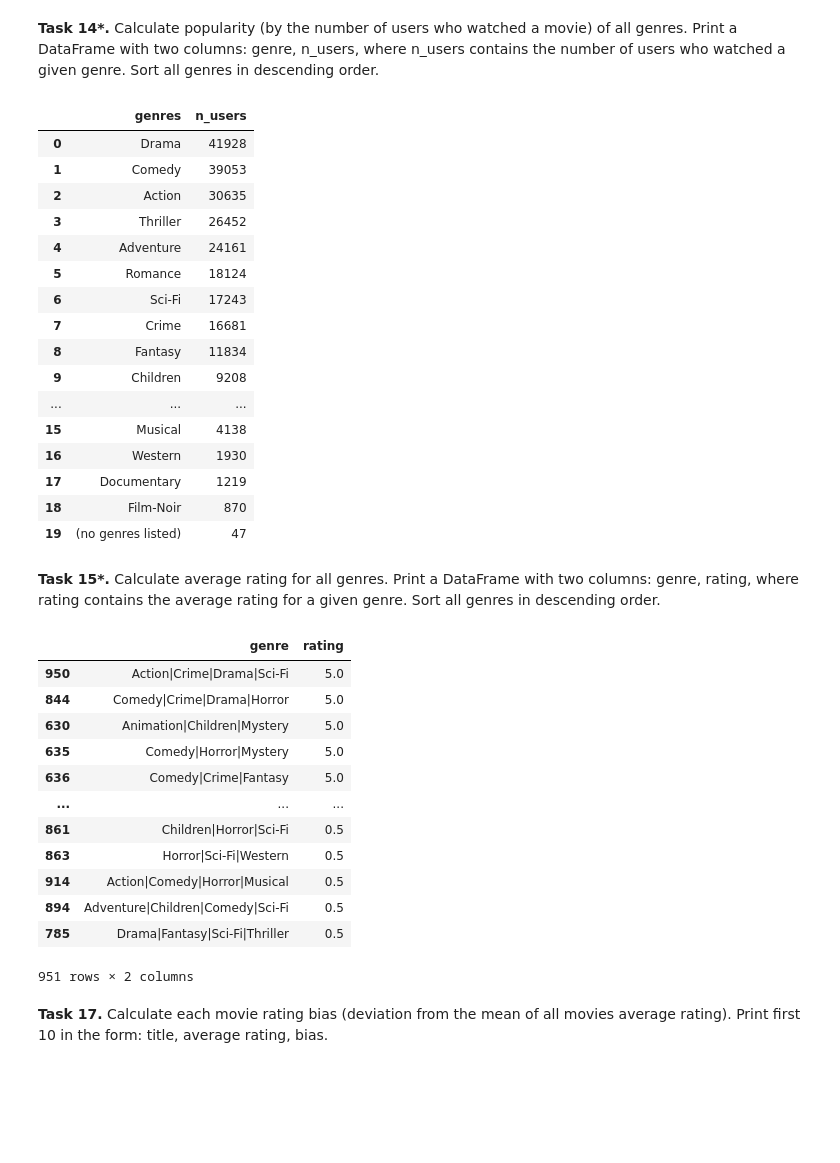
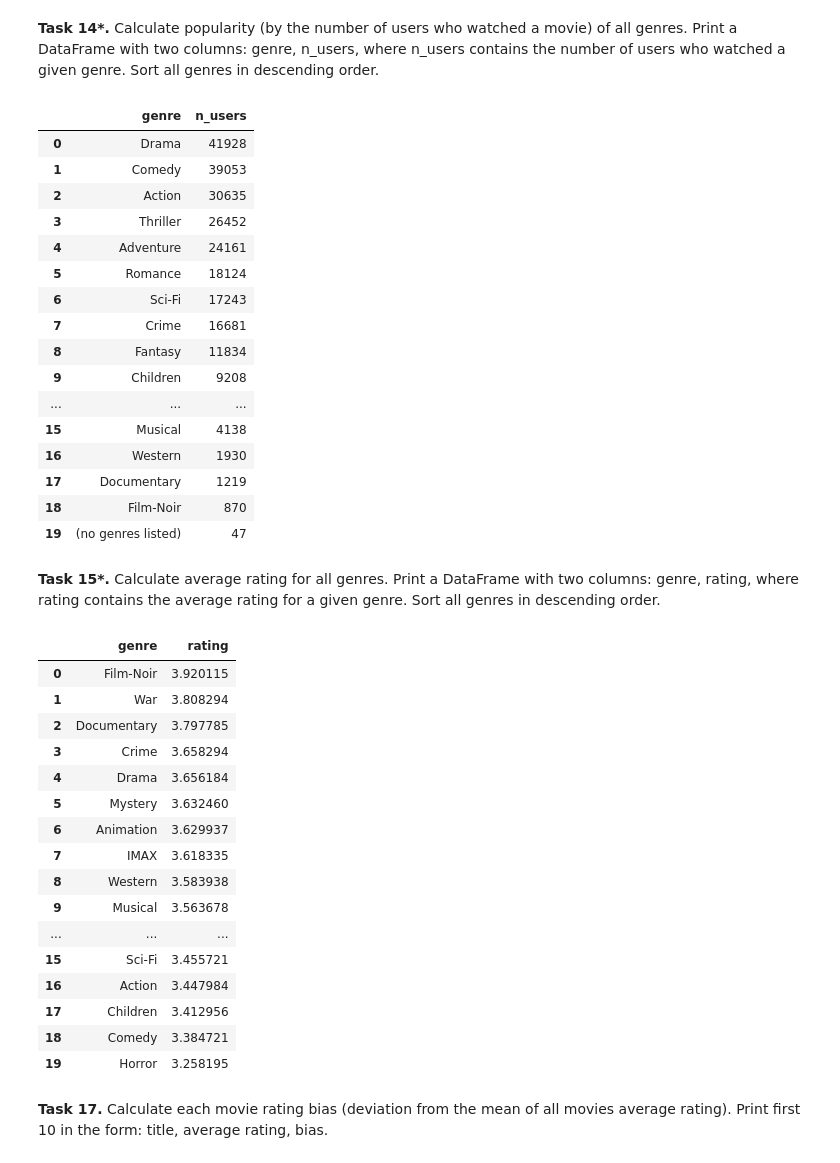
Before and after one commit to e-lawniczak/recommender-systems-class, a Jupyter notebook: class_02_numpy_pandas.ipynb, the cells around one changed output. Cells and saved outputs as stored; diff of their text form; code cells hidden in the pictures; blank space fills up the shorter version.

```diff
--- a/class_02_numpy_pandas.ipynb
+++ b/class_02_numpy_pandas.ipynb
@@ -164,5 +158,6 @@ cond2 = steam_df['behavior-name'] == 'purchase'
 g = steam_df[cond2].groupby('user-id').sum()
 g = g.sort_values(by='value', ascending=False).reset_index()
 g = g.loc[:, ['user-id','value']]
-display(g.head(1))
+x = g['user-id'].head(1)
+print(int(x))
 # %% [output]
@@ -300,12 +290,12 @@ g = g.groupby('genres').count().reset_index()
 g = g.loc[:, ['genres', 'userId']]
 
 df_d = {
-    'genres': [],
+    'genre': [],
     'n_users': []
 }
 
 for key in d:
-    df_d['genres'].append(key)
+    df_d['genre'].append(key)
     df_d['n_users'].append(d[key][0])
 
 df = pd.DataFrame.from_dict(df_d)
@@ -314,10 +304,10 @@ df = pd.DataFrame.from_dict(df_d)
 
 df = df.sort_values(by='n_users', ascending=False).reset_index()
 
-df = df.loc[:, ['genres', 'n_users']]
+df = df.loc[:, ['genre', 'n_users']]
 display(df)
 # %% [output]
-|  | genres | n_users |
+|  | genre | n_users |
 | 0 | Drama | 41928 |
 | 1 | Comedy | 39053 |
 | 2 | Action | 30635 |
@@ -339,54 +329,61 @@ display(df)
 # %%
 # Write your code here
 g = ml_df.loc[:].copy()
 d = dict()
 
-def f(x, y):
-
-    if x in d:
-        d[x][0]  += y
-        d[x][1] += 1
-    else:
-        d[x]  = [y, 1]
+def f(x):
+    stri = str(x['genres']).split('|')
+    for y in stri:
+        if y in d:
+            d[y].append(x['rating'])
+        else:
+            d[y]  = [x['rating']]
 
 
-
-
-g.apply(lambda x: f(x.genres, x.rating), axis=1)
+g.apply(lambda x: f(x), axis=1 )
 
 
 g = g.groupby('genres').count().reset_index()
 g = g.loc[:, ['genres', 'userId']]
 
 df_d = {
     'genre': [],
     'rating': []
 }
 
-for x in d:
-    df_d['genre'].append(x)
-    df_d['rating'].append(d[x][0]/d[x][1])
 
+
+for key in d:
+    df_d['genre'].append(key)
+    d[key][0] = np.array(d[key]).mean()
+    df_d['rating'].append(d[key][0])
 
 df = pd.DataFrame.from_dict(df_d)
 
-df = df.sort_values(by='rating', ascending=False)
 
+
+df = df.sort_values(by='rating', ascending=False).reset_index()
+
+df = df.loc[:, ['genre', 'rating']]
 display(df)
 # %% [output]
 |  | genre | rating |
-| 950 | Action|Crime|Drama|Sci-Fi | 5.0 |
-| 844 | Comedy|Crime|Drama|Horror | 5.0 |
-| 630 | Animation|Children|Mystery | 5.0 |
-| 635 | Comedy|Horror|Mystery | 5.0 |
-| 636 | Comedy|Crime|Fantasy | 5.0 |
+| 0 | Film-Noir | 3.920115 |
+| 1 | War | 3.808294 |
+| 2 | Documentary | 3.797785 |
+| 3 | Crime | 3.658294 |
+| 4 | Drama | 3.656184 |
+| 5 | Mystery | 3.632460 |
+| 6 | Animation | 3.629937 |
+| 7 | IMAX | 3.618335 |
+| 8 | Western | 3.583938 |
+| 9 | Musical | 3.563678 |
 | ... | ... | ... |
-| 861 | Children|Horror|Sci-Fi | 0.5 |
-| 863 | Horror|Sci-Fi|Western | 0.5 |
-| 914 | Action|Comedy|Horror|Musical | 0.5 |
-| 894 | Adventure|Children|Comedy|Sci-Fi | 0.5 |
-| 785 | Drama|Fantasy|Sci-Fi|Thriller | 0.5 |
+| 15 | Sci-Fi | 3.455721 |
+| 16 | Action | 3.447984 |
+| 17 | Children | 3.412956 |
+| 18 | Comedy | 3.384721 |
+| 19 | Horror | 3.258195 |
-951 rows × 2 columns
 # %% [markdown]
 **Task 17.** Calculate each movie rating bias (deviation from the mean of all movies average rating). Print first 10 in the form: title, average rating, bias.
 # %%
```
Also changed, not shown: parts of 10 cells of this notebook.
